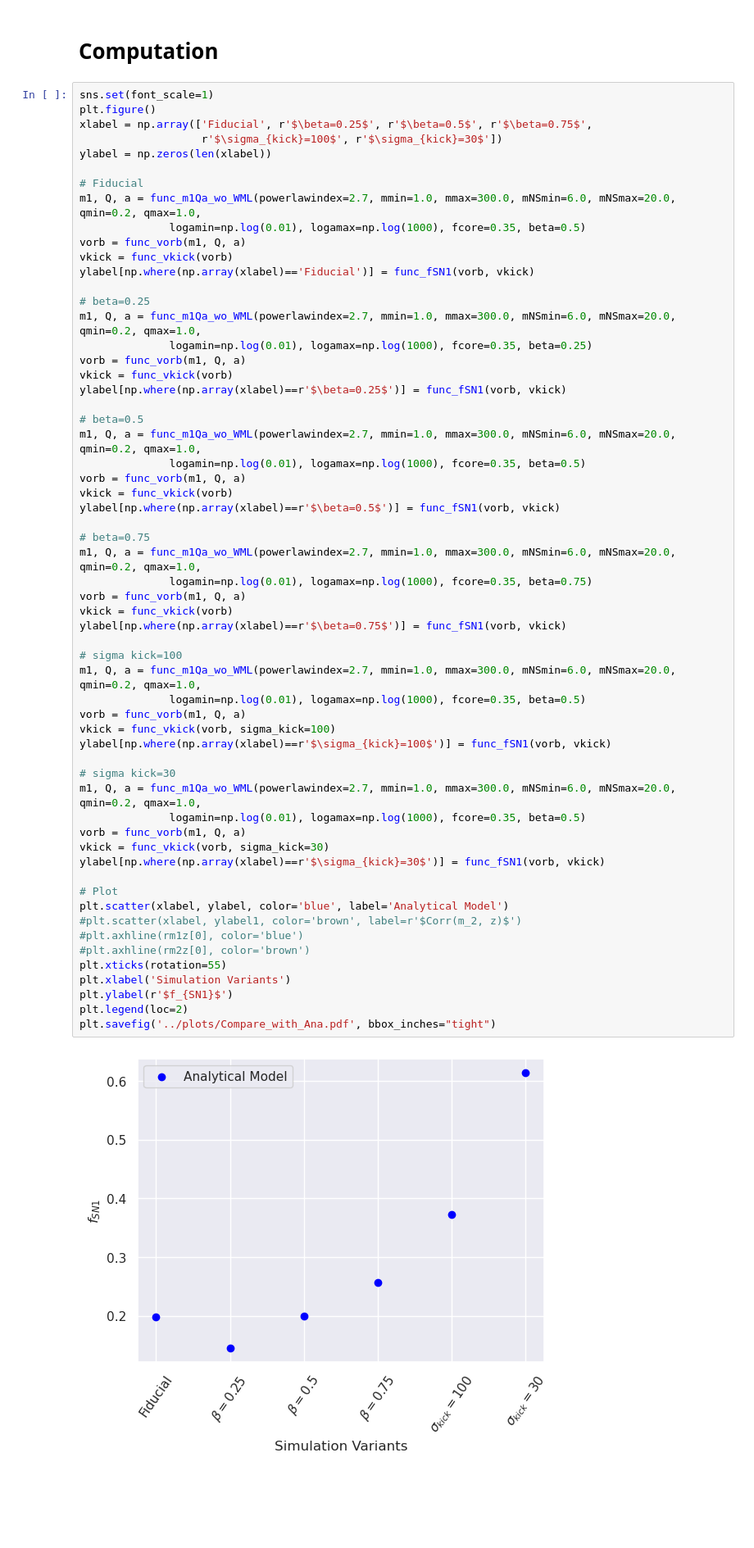
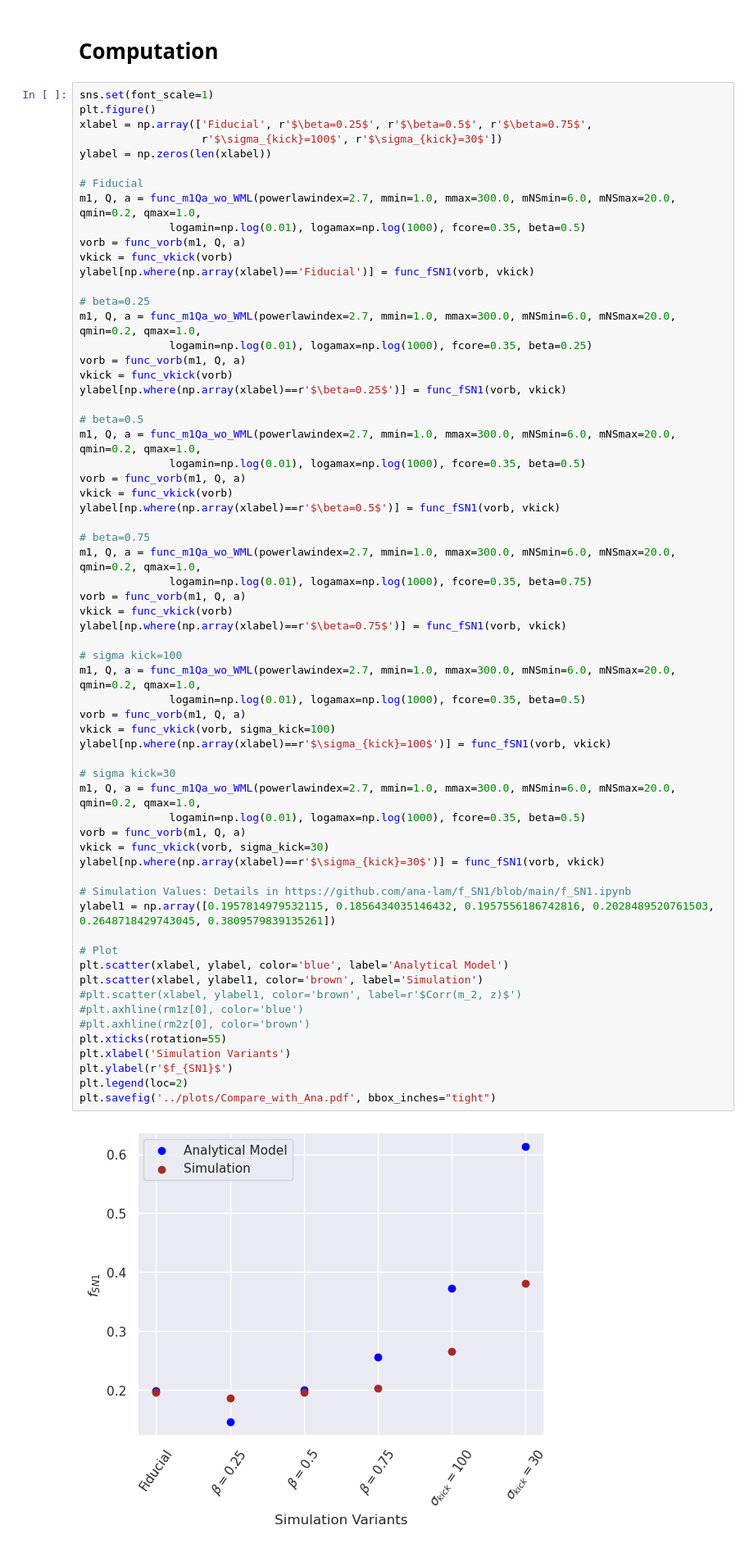
Before and after one commit to SoumendraRoy/fSN1Z, a Jupyter notebook: Soumendra_Part/Compare_with_Ana.ipynb, the cells around one changed output. Shown: that part at 82% size. Drawn from its saved outputs; the diff is of its cells as text; blank space fills up the shorter version.

```diff
--- a/Soumendra_Part/Compare_with_Ana.ipynb
+++ b/Soumendra_Part/Compare_with_Ana.ipynb
@@ -394,31 +394,35 @@ m1, Q, a = func_m1Qa_wo_WML(powerlawindex=2.7, mmin=1.0, mmax=300.0, mNSmin=6.0,
               logamin=np.log(0.01), logamax=np.log(1000), fcore=0.35, beta=0.75)
 vorb = func_vorb(m1, Q, a)
 vkick = func_vkick(vorb)
 ylabel[np.where(np.array(xlabel)==r'$\beta=0.75$')] = func_fSN1(vorb, vkick)
 
 # sigma kick=100
 m1, Q, a = func_m1Qa_wo_WML(powerlawindex=2.7, mmin=1.0, mmax=300.0, mNSmin=6.0, mNSmax=20.0, qmin=0.2, qmax=1.0,
               logamin=np.log(0.01), logamax=np.log(1000), fcore=0.35, beta=0.5)
 vorb = func_vorb(m1, Q, a)
 vkick = func_vkick(vorb, sigma_kick=100)
 ylabel[np.where(np.array(xlabel)==r'$\sigma_{kick}=100$')] = func_fSN1(vorb, vkick)
 
 # sigma kick=30
 m1, Q, a = func_m1Qa_wo_WML(powerlawindex=2.7, mmin=1.0, mmax=300.0, mNSmin=6.0, mNSmax=20.0, qmin=0.2, qmax=1.0,
               logamin=np.log(0.01), logamax=np.log(1000), fcore=0.35, beta=0.5)
 vorb = func_vorb(m1, Q, a)
 vkick = func_vkick(vorb, sigma_kick=30)
 ylabel[np.where(np.array(xlabel)==r'$\sigma_{kick}=30$')] = func_fSN1(vorb, vkick)
 
+# Simulation Values: Details in https://github.com/ana-lam/f_SN1/blob/main/f_SN1.ipynb
+ylabel1 = np.array([0.1957814979532115, 0.1856434035146432, 0.1957556186742816, 0.2028489520761503, 0.2648718429743045, 0.3809579839135261])
+
 # Plot
 plt.scatter(xlabel, ylabel, color='blue', label='Analytical Model')
+plt.scatter(xlabel, ylabel1, color='brown', label='Simulation')
 #plt.scatter(xlabel, ylabel1, color='brown', label=r'$Corr(m_2, z)$')
 #plt.axhline(rm1z[0], color='blue')
 #plt.axhline(rm2z[0], color='brown')
 plt.xticks(rotation=55)
 plt.xlabel('Simulation Variants')
 plt.ylabel(r'$f_{SN1}$')
 plt.legend(loc=2)
 plt.savefig('../plots/Compare_with_Ana.pdf', bbox_inches="tight")
 # %% [output]
-[figure, old version]
+[figure, new version]
```
Also changed, not shown: 1 other file.
